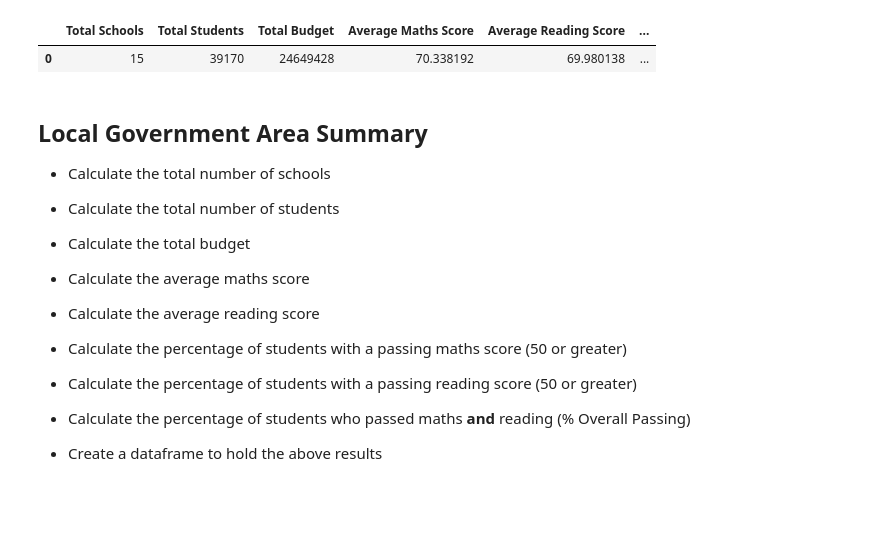
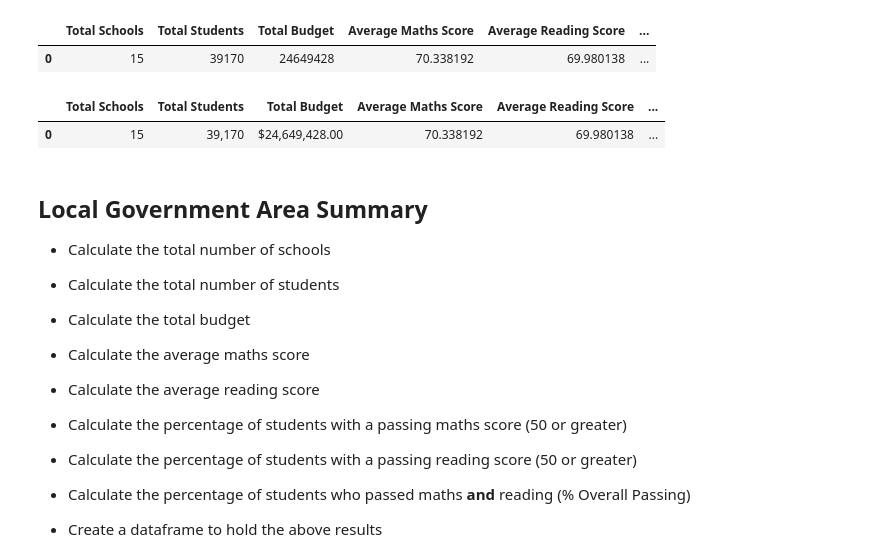
Before and after one commit to SandraBotica/pandas-challenge, a Jupyter notebook: PyCitySchools/PyCitySchools_starter.ipynb, the cells around one changed output. Saved outputs shown, nothing was run; the diff lists cells and outputs as text; code cells hidden in the pictures; blank space fills up the shorter version.

```diff
--- a/PyCitySchools/PyCitySchools_starter.ipynb
+++ b/PyCitySchools/PyCitySchools_starter.ipynb
@@ -76,6 +76,18 @@ area_summary_df
 # %% [output]
 |  | Total Schools | Total Students | Total Budget | Average Maths Score | Average Reading Score | ... |
 | 0 | 15 | 39170 | 24649428 | 70.338192 | 69.980138 | ... |
+# %%
+area_summary_df["Total Students"] = area_summary_df["Total Students"].map("{:,}".format)
+area_summary_df["Total Budget"] = area_summary_df["Total Budget"].map("${:,.2f}".format)
+area_summary_df["Average Maths Score"] = area_summary_df["Average Maths Score"].map("{:.6f}".format)
+area_summary_df["Average Reading Score"] = area_summary_df["Average Reading Score"].map("{:.6f}".format)
+area_summary_df["% Passing Maths"] = area_summary_df["% Passing Maths"].map("{:.6f}".format)
+area_summary_df["% Passing Reading"] = area_summary_df["% Passing Reading"].map("{:.6f}".format)
+area_summary_df["% Overall Passing"] = area_summary_df["% Overall Passing"].map("{:.6f}".format)
+area_summary_df
+# %% [output]
+|  | Total Schools | Total Students | Total Budget | Average Maths Score | Average Reading Score | ... |
+| 0 | 15 | 39,170 | $24,649,428.00 | 70.338192 | 69.980138 | ... |
 # %%
 area_summary_df.to_csv("area_summary.csv", index = False, header=True)
 # %% [markdown]
```
Also changed, not shown: parts of 5 cells of this notebook, 5 other files.
